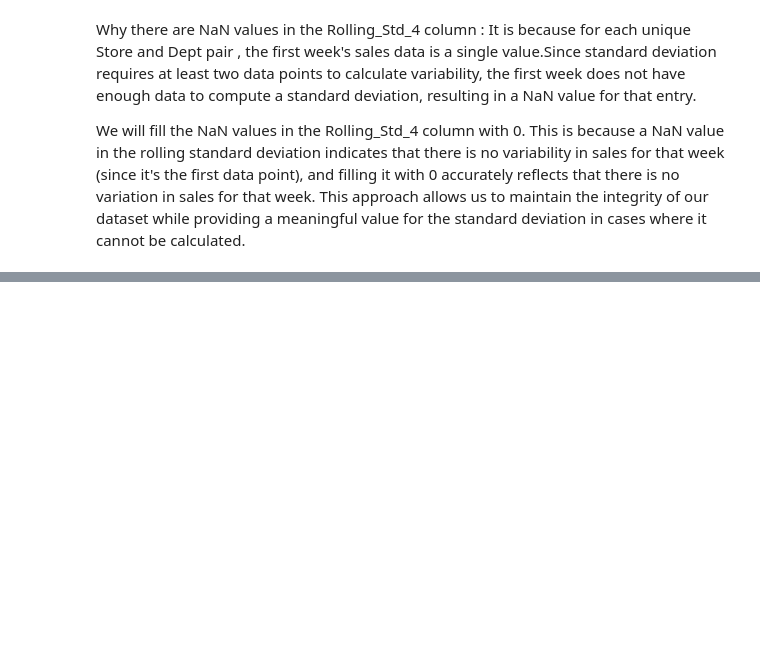
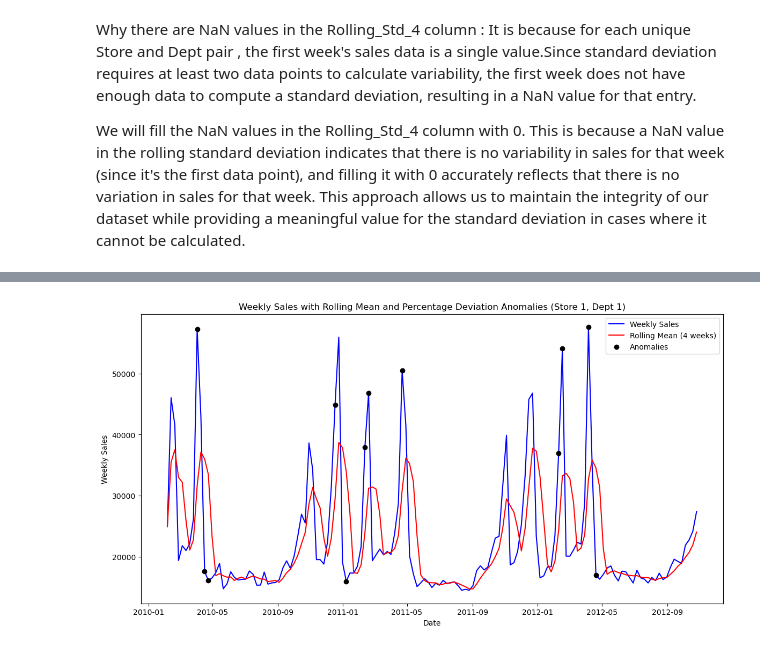
Before and after one commit to AnkurBhatt07/Integrated-Retail-Analytics-for-Store-Optimization-and-Demand-Forecasting, a Jupyter notebook: 2_eda_and_feature_engineering.ipynb, the cells around one changed output, grey strips where cells are left out. Cells and saved outputs as stored; diff of their text form; code cells hidden in the pictures; blank space fills up the shorter version.

Commit message:
Anomaly Detection Completed

```diff
--- a/2_eda_and_feature_engineering.ipynb
+++ b/2_eda_and_feature_engineering.ipynb
@@ -415,3 +395,13 @@ df["Rolling_Std_4"] = df["Rolling_Std_4"].fillna(0)
 # Save the df at this point in parquet format
 
 df.to_parquet("processed_data/feature_engineered_retail_data.parquet", index=False)
+# %%
+# load the parquet file from processed_data/feature_engineered_retail_data.parquet
+
+df = pd.read_parquet("processed_data/feature_engineered_retail_data.parquet")
+# %%
+# calculating the z score based anomalies using the rolling mean and rolling std features
+
+df['Z_Score'] = (df["Weekly_Sales"]-df["Rolling_Mean_4"])/df["Rolling_Std_4"]
+
+df.head()
@@ -417,0 +429,12 @@ df.to_parquet("processed_data/feature_engineered_retail_data.parquet", index=Fal
+# %%
+# Percentage Deviation method for anomaly detection : Comparing Each week's sales to the rolling mean and flagging anomaly weeks where the relative change exceeds a certain percentage threshold (50%)
+
+df["Pct_Deviation"] = (df["Weekly_Sales"]-df["Rolling_Mean_4"])/df["Rolling_Mean_4"]
+
+# This will give the relative difference from the rolling mean.
+
+# Flag anomalies
+threshold = 0.5 # 50% deviation from the rolling mean
+anomalies_ratio = df.loc[df["Pct_Deviation"].abs() > threshold]
+print(f"Number of anomalies detected based on percentage deviation: {anomalies_ratio.shape[0]}")
+print(anomalies_ratio.head())
@@ -417,0 +459,20 @@ df.to_parquet("processed_data/feature_engineered_retail_data.parquet", index=Fal
+# %%
+# Visualising anomalies based on percentage deviation for a specific store and department (Store 1, Dept 1).Threshold is set to 50% deviation from the rolling mean.
+
+subset = df[(df["Store"]==1) & (df["Dept"]==1)].copy()
+
+plt.figure(figsize=(14,7))
+plt.plot(subset["Date"],subset["Weekly_Sales"], label="Weekly Sales",color='blue')
+plt.plot(subset["Date"] , subset["Rolling_Mean_4"] , label = "Rolling Mean (4 weeks)" , color = 'red')
+
+# Highlighting anomalies
+subset_anomalies = subset[subset["Pct_Deviation"].abs() > threshold]
+plt.scatter(subset_anomalies["Date"] , subset_anomalies["Weekly_Sales"], color='black', label='Anomalies', zorder=5)
+
+plt.xlabel("Date")
+plt.ylabel("Weekly Sales")
+plt.title("Weekly Sales with Rolling Mean and Percentage Deviation Anomalies (Store 1, Dept 1)")
+plt.legend()
+plt.show()
+# %% [output]
+[figure, added]
```
Also changed, not shown: parts of 16 cells of this notebook, 5 other files.
